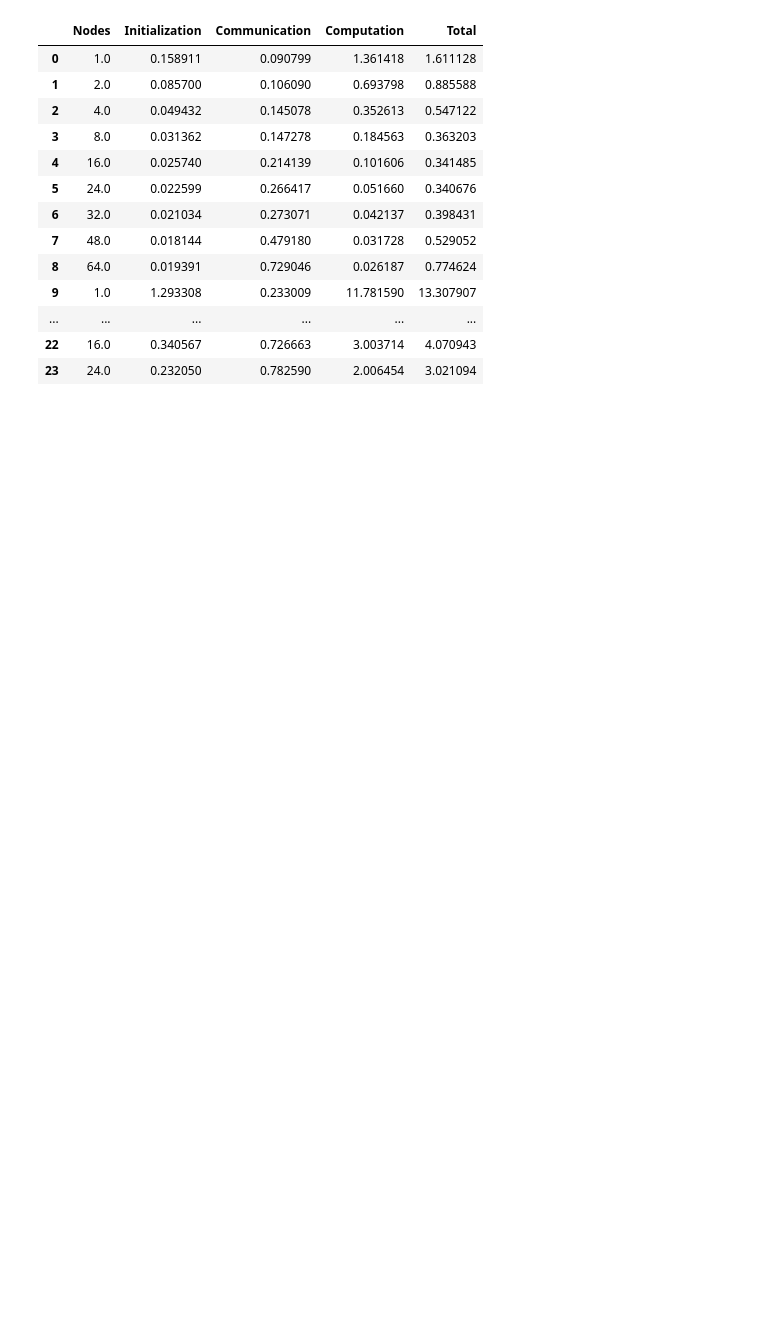
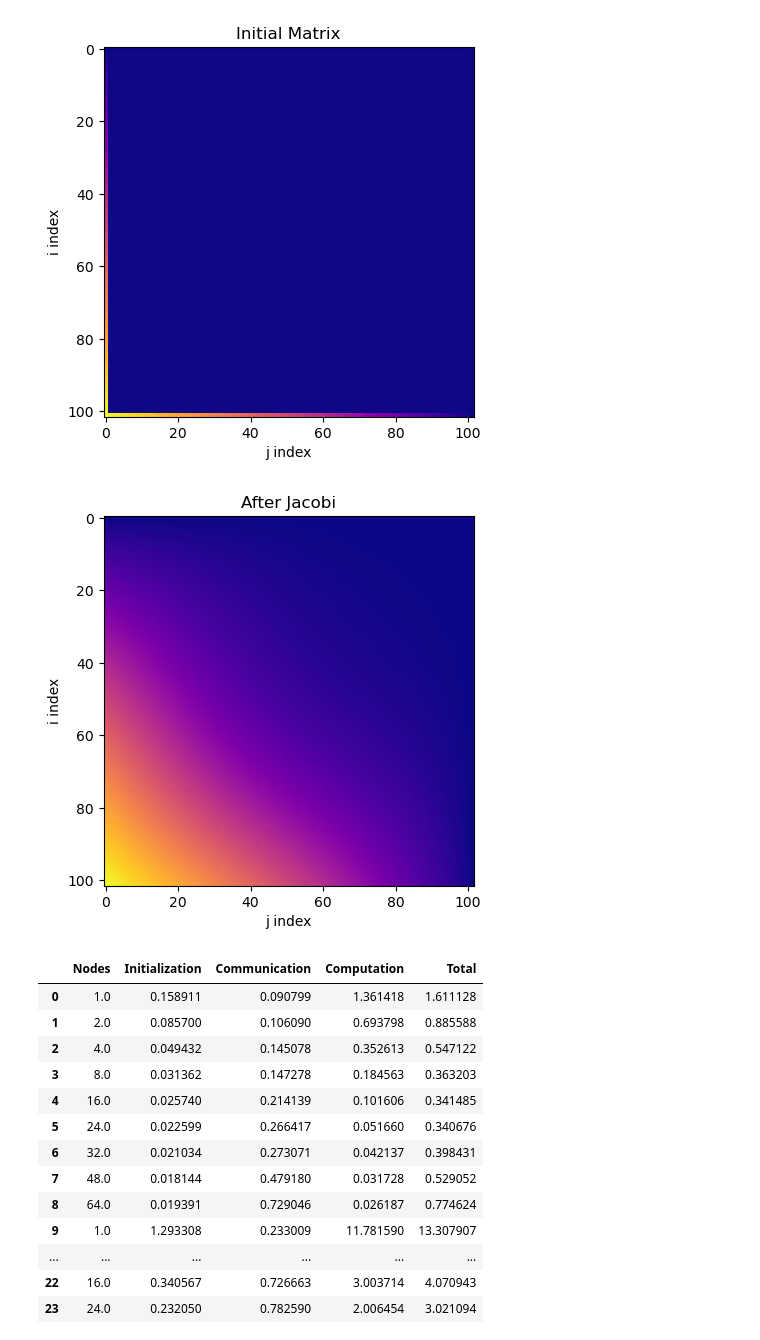
Before and after one commit to marcobarrasso1/Advanced-HPC-Final-Project, a Jupyter notebook: visualize.ipynb, the cells around one changed output. Saved outputs shown, nothing was run; the diff lists cells and outputs as text; code cells hidden in the pictures; blank space fills up the shorter version.

```diff
--- a/visualize.ipynb
+++ b/visualize.ipynb
@@ -2,6 +2,33 @@
 import numpy as np
 import matplotlib.pyplot as plt
 import pandas as pd
+# %%
+# Run the code with N=100 for 2000 iterations to generate 'initial.bin' and 'solution.bin'
+N = 100
+total = N + 2
+init = np.fromfile('initial.bin', dtype=np.double).reshape((102, 102))
+sol  = np.fromfile('solution.bin', dtype=np.double).reshape((total, total))
+
+# First figure: Initial matrix
+plt.figure()
+plt.imshow(init, origin='upper', cmap='plasma')
+plt.title('Initial Matrix')
+plt.xlabel('j index')
+plt.ylabel('i index')
+plt.show()
+
+#2000 iterations
+
+# Second figure: After Jacobi
+plt.figure()
+plt.imshow(sol, origin='upper', cmap='plasma')
+plt.title('After Jacobi')
+plt.xlabel('j index')
+plt.ylabel('i index')
+plt.show()
+# %% [output]
+[figure, added]
+[figure, added]
 # %%
 df = pd.read_csv('times.csv')
 df["size"] = df["size"] / 4
```
Also changed, not shown: 2 other files.
